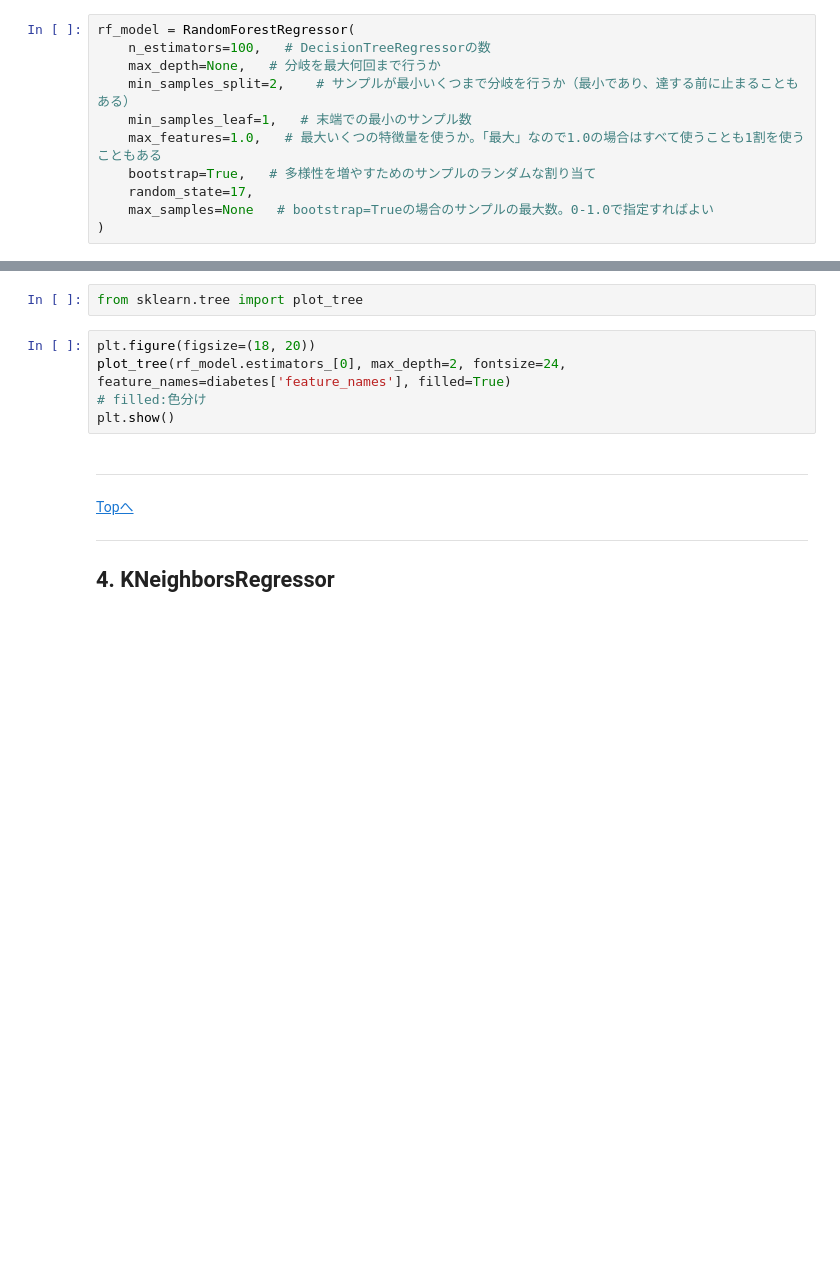
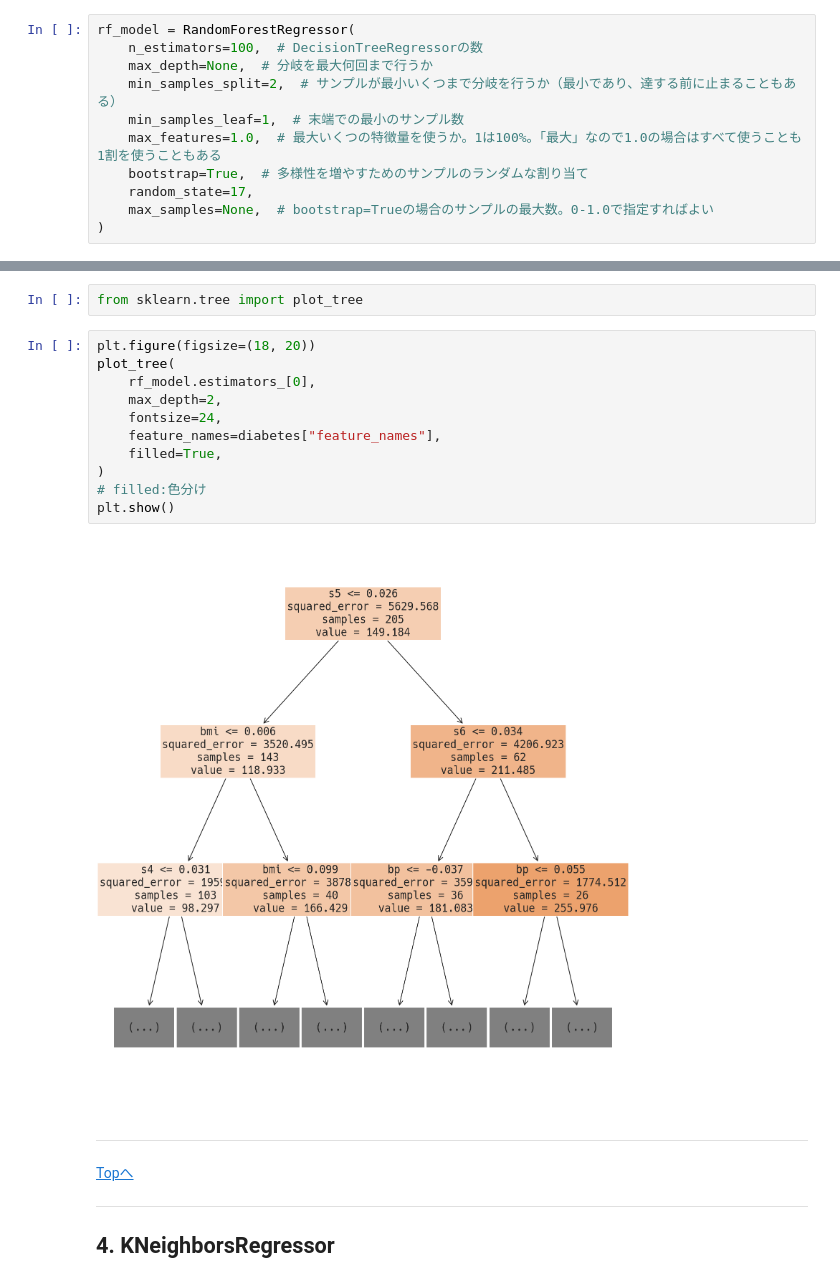
Before and after one commit to sato1214syun/python-data-analytics-udemy-business, a Jupyter notebook: src/9_Regression_models.ipynb, the cells around one changed output, grey strips where cells are left out. Cells and saved outputs as stored; diff of their text form; blank space fills up the shorter version.

```diff
--- a/src/9_Regression_models.ipynb
+++ b/src/9_Regression_models.ipynb
@@ -355,14 +404,14 @@ from sklearn.ensemble import RandomForestRegressor
 モデルインスタンスの作成
 # %%
 rf_model = RandomForestRegressor(
-    n_estimators=100,   # DecisionTreeRegressorの数
-    max_depth=None,   # 分岐を最大何回まで行うか
-    min_samples_split=2,    # サンプルが最小いくつまで分岐を行うか（最小であり、達する前に止まることもある）
-    min_samples_leaf=1,   # 末端での最小のサンプル数
-    max_features=1.0,   # 最大いくつの特徴量を使うか。「最大」なので1.0の場合はすべて使うことも1割を使うこともある
-    bootstrap=True,   # 多様性を増やすためのサンプルのランダムな割り当て
+    n_estimators=100,  # DecisionTreeRegressorの数
+    max_depth=None,  # 分岐を最大何回まで行うか
+    min_samples_split=2,  # サンプルが最小いくつまで分岐を行うか（最小であり、達する前に止まることもある）
+    min_samples_leaf=1,  # 末端での最小のサンプル数
+    max_features=1.0,  # 最大いくつの特徴量を使うか。1は100%。「最大」なので1.0の場合はすべて使うことも1割を使うこともある
+    bootstrap=True,  # 多様性を増やすためのサンプルのランダムな割り当て
     random_state=17,
-    max_samples=None   # bootstrap=Trueの場合のサンプルの最大数。0-1.0で指定すればよい
+    max_samples=None,  # bootstrap=Trueの場合のサンプルの最大数。0-1.0で指定すればよい
 )
 # %% [markdown]
 モデルの構築・属性・予測・スコア
@@ -416,9 +487,17 @@ rf_model.estimators_[0]
 from sklearn.tree import plot_tree
 # %%
 plt.figure(figsize=(18, 20))
-plot_tree(rf_model.estimators_[0], max_depth=2, fontsize=24, feature_names=diabetes['feature_names'], filled=True)
+plot_tree(
+    rf_model.estimators_[0],
+    max_depth=2,
+    fontsize=24,
+    feature_names=diabetes["feature_names"],
+    filled=True,
+)
 # filled:色分け
 plt.show()
+# %% [output]
+[figure, added]
 # %% [markdown]
 ---
 <a id=4></a>
```
Also changed, not shown: parts of 63 cells of this notebook.
